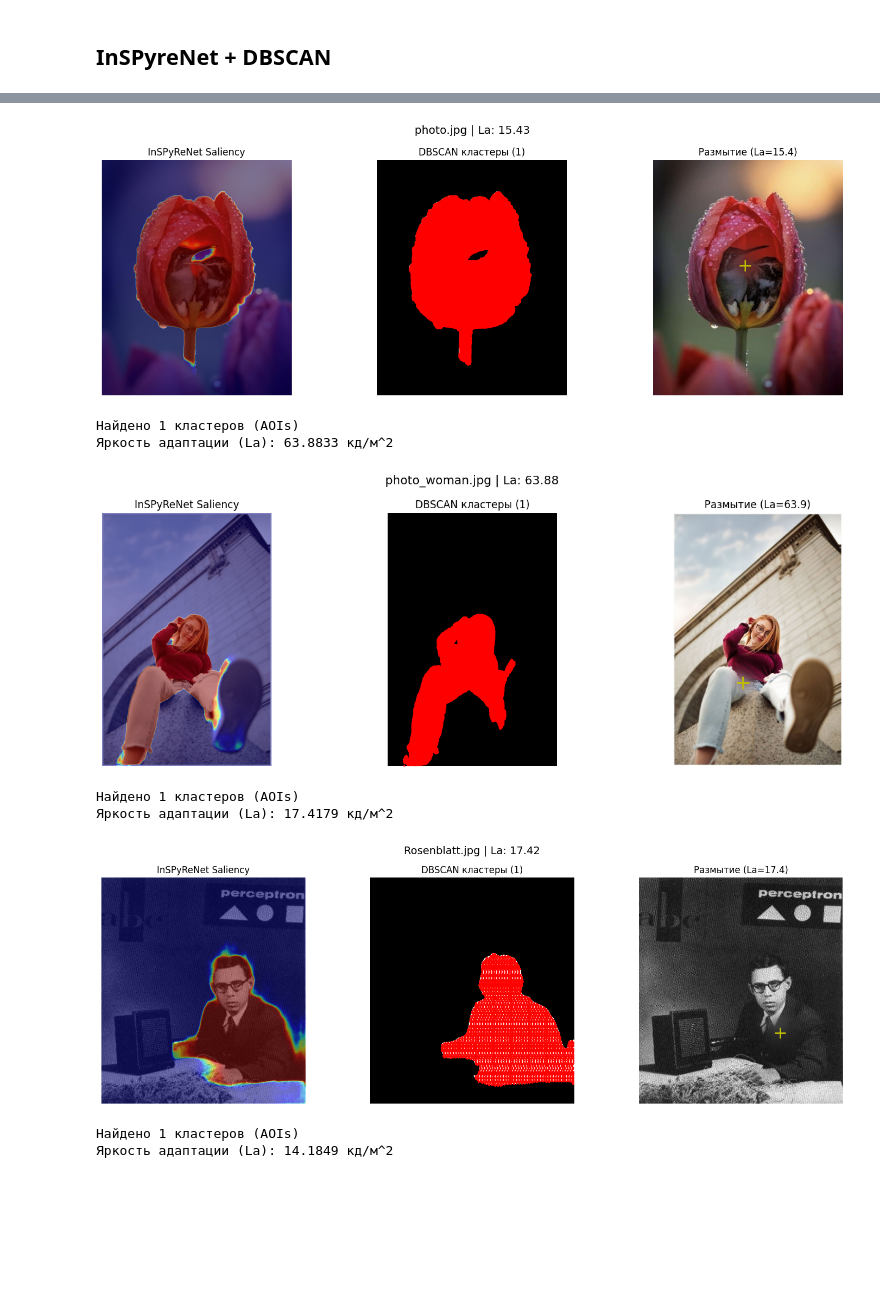
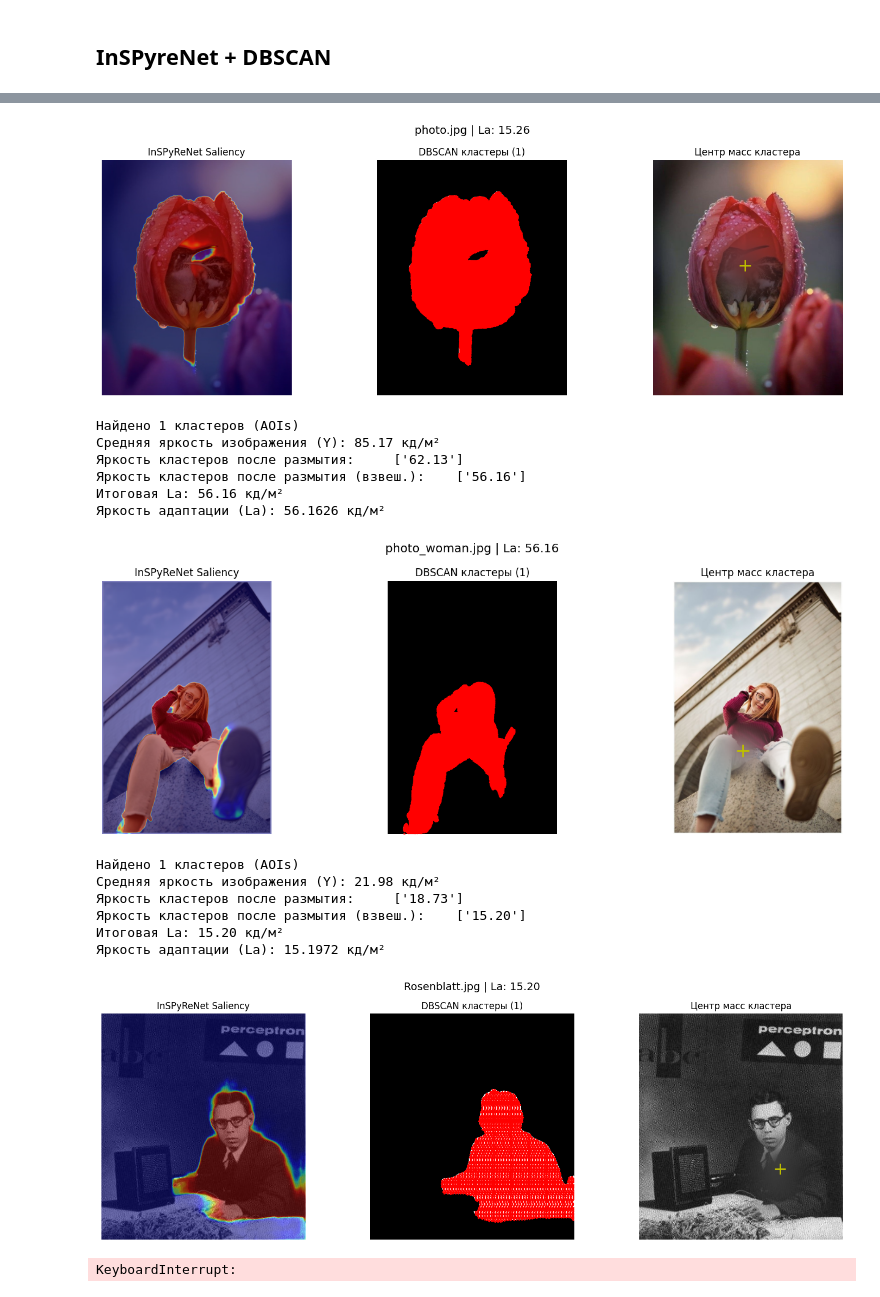
Before and after one commit to tarakanov517/CV_JND_based_approach, a Jupyter notebook: Untitled.ipynb, the cells around one changed output, grey strips where cells are left out. Saved outputs shown, nothing was run; the diff lists cells and outputs as text; code cells hidden in the pictures; blank space fills up the shorter version.

```diff
--- a/Untitled.ipynb
+++ b/Untitled.ipynb
@@ -141,8 +42,8 @@ CONFIG = {
     'screen_luminance_cd_m2': 200.0,
     'screen_width_mm': 530.0,
     'viewing_distance_mm': 600.0,
-    'blur_sigma_base': 2.0,
-    'blur_sigma_scale': 0.05,
+    'blur_sigma_base': 3.0,
+    'blur_sigma_scale': 0.1,
 }
 
 os.makedirs(CONFIG['output_dir'], exist_ok=True)
@@ -285,6 +186,7 @@ for img_path in image_files:
         print(f"Найдено {len(unique_labels)} кластеров (AOIs)")
 
         cluster_results = []
+        la_before_list = []; la_after_raw_list = []; la_after_weighted_list = []
 
         for label in unique_labels:
             cluster_points = sampled_points[labels == label]
@@ -306,17 +208,36 @@ for img_path in image_files:
             density_map = build_density_map(original_img.shape, centroid, CONFIG)
             la_cluster = weighted_mean(lum_map, mask > 0, density_map)
 
+            lum_orig = srgb_to_absolute_luminance(original_img, CONFIG['screen_luminance_cd_m2'])
+            la_before_list.append(la_cluster)
+
+            blurred_img, _ = blur_at_centroid(original_img, centroid, area, CONFIG['blur_sigma_base'], CONFIG['blur_sigma_scale'])
+
+            lum_blur_raw = srgb_to_absolute_luminance(blurred_img, CONFIG['screen_luminance_cd_m2'])
+            la_after_raw = np.mean(lum_blur_raw[mask > 0])
+            la_after_raw_list.append(la_after_raw)
+
+            la_after_weighted = weighted_mean(lum_blur_raw, mask > 0, density_map)
+            la_after_weighted_list.append(la_after_weighted)
+
             cluster_results.append({
-                'label': label, 'centroid': centroid, 'sigma': sigma,
-                'blurred_img': blurred_img, 'la': la_cluster, 'mask': mask
+                'label': label, 'centroid': centroid,
+                'blurred_img': blurred_img,
+                'la_before': la_cluster,
+                'la_after_raw': la_after_raw,
+                'la_after_weighted': la_after_weighted
             })
 
-        if cluster_results:
-            final_la = np.mean([res['la'] for res in cluster_results])
-        else:
-            final_la = 0.0
+        final_la = np.mean(la_after_weighted_list) if cluster_results else 0.0
 
-    print(f"Яркость адаптации (La): {final_la:.4f} кд/м^2")
+        print(f"Средняя яркость изображения (Y): {np.mean(lum_orig):.2f} кд/м²")
+        # print(f"Яркость кластеров ДО размытия (взвеш.):       {[f'{x:.2f}' for x in la_before_list]}")
+        print(f"Яркость кластеров после размытия:     {[f'{x:.2f}' for x in la_after_raw_list]}")
+        print(f"Яркость кластеров после размытия (взвеш.):    {[f'{x:.2f}' for x in la_after_weighted_list]}")
+        print(f"Итоговая La: {final_la:.2f} кд/м²")
+
+
+    print(f"Яркость адаптации (La): {final_la:.4f} кд/м²")
 
     results_summary.append({'file': os.path.basename(img_path), 'la': final_la})
 
@@ -340,7 +261,7 @@ for img_path in image_files:
         axes[2].imshow(res['blurred_img'])
         r, c = res['centroid']
         axes[2].plot(c, r, 'y+', markersize=15, markeredgewidth=2)
-        axes[2].set_title(f"Размытие (La={res['la']:.1f})")
+        axes[2].set_title("Центр масс кластера")
 
     axes[2].axis('off')
 
@@ -356,9 +281,16 @@ Loading weights from ./latest.pth...
 [figure]
 Найдено 1 кластеров (AOIs)
-Яркость адаптации (La): 63.8833 кд/м^2
+Средняя яркость изображения (Y): 85.17 кд/м²
+Яркость кластеров после размытия:     ['62.13']
+Яркость кластеров после размытия (взвеш.):    ['56.16']
+Итоговая La: 56.16 кд/м²
+Яркость адаптации (La): 56.1626 кд/м²
-[figure, old version]
+[figure, new version]
 Найдено 1 кластеров (AOIs)
-Яркость адаптации (La): 17.4179 кд/м^2
+Средняя яркость изображения (Y): 21.98 кд/м²
+Яркость кластеров после размытия:     ['18.73']
+Яркость кластеров после размытия (взвеш.):    ['15.20']
+Итоговая La: 15.20 кд/м²
+Яркость адаптации (La): 15.1972 кд/м²
-[figure, old version]
+[figure, new version]
-Найдено 1 кластеров (AOIs)
-Яркость адаптации (La): 14.1849 кд/м^2
+KeyboardInterrupt:
```
Also changed, not shown: parts of 7 cells of this notebook.
